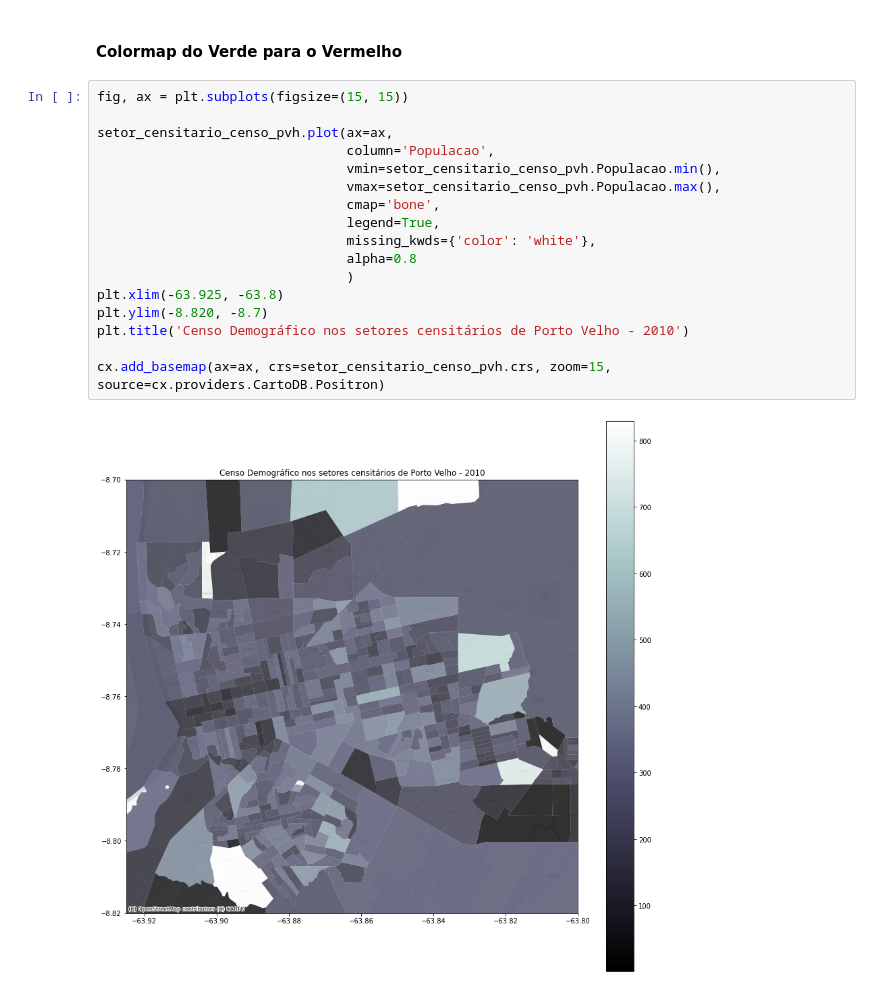
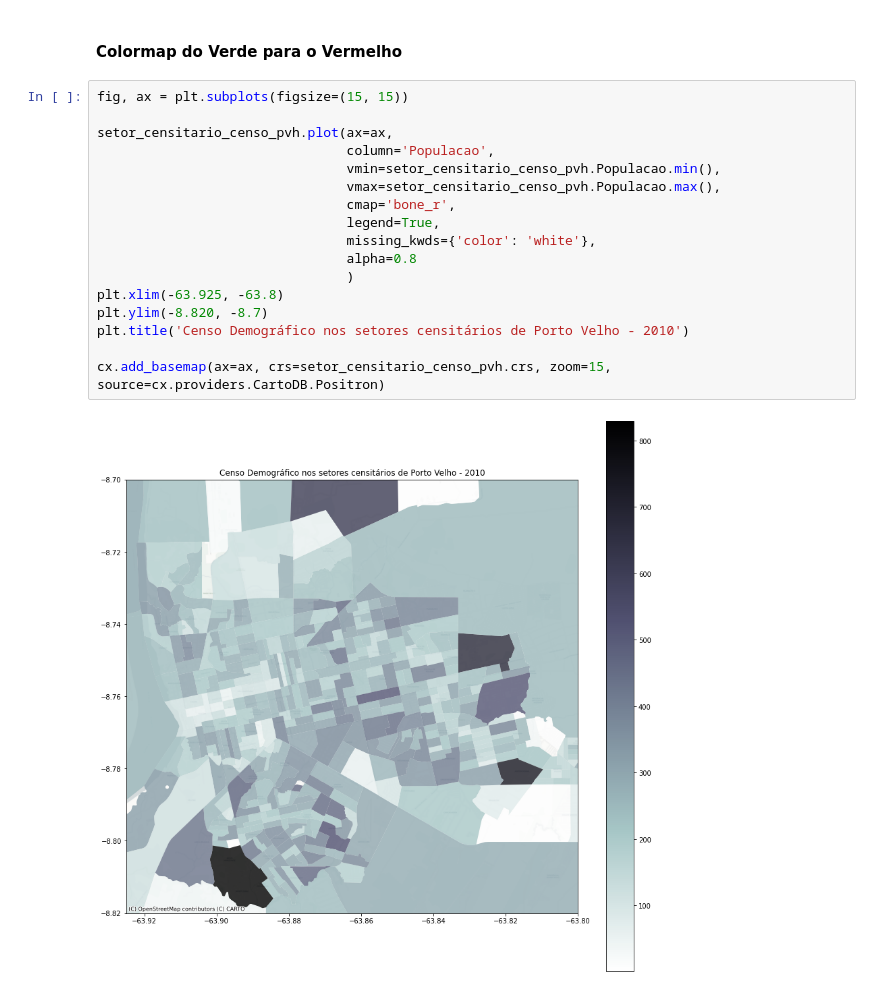
Before and after one commit to gabriel-russo/pygeo-notebooks, a Jupyter notebook: densidade_populacional.ipynb, the cells around one changed output. Cells and saved outputs as stored; diff of their text form.

Commit message:
Inversão da cor do plot

```diff
--- a/densidade_populacional.ipynb
+++ b/densidade_populacional.ipynb
@@ -123,19 +123,19 @@ import matplotlib.pyplot as plt
 # %%
 fig, ax = plt.subplots(figsize=(15, 15))
 
 setor_censitario_censo_pvh.plot(ax=ax,
                                 column='Populacao',
                                 vmin=setor_censitario_censo_pvh.Populacao.min(),
                                 vmax=setor_censitario_censo_pvh.Populacao.max(),
-                                cmap='bone',
+                                cmap='bone_r',
                                 legend=True,
                                 missing_kwds={'color': 'white'},
                                 alpha=0.8
                                 )
 plt.xlim(-63.925, -63.8)
 plt.ylim(-8.820, -8.7)
 plt.title('Censo Demográfico nos setores censitários de Porto Velho - 2010')
 
 cx.add_basemap(ax=ax, crs=setor_censitario_censo_pvh.crs, zoom=15, source=cx.providers.CartoDB.Positron)
 # %% [output]
-[figure, old version]
+[figure, new version]
```
